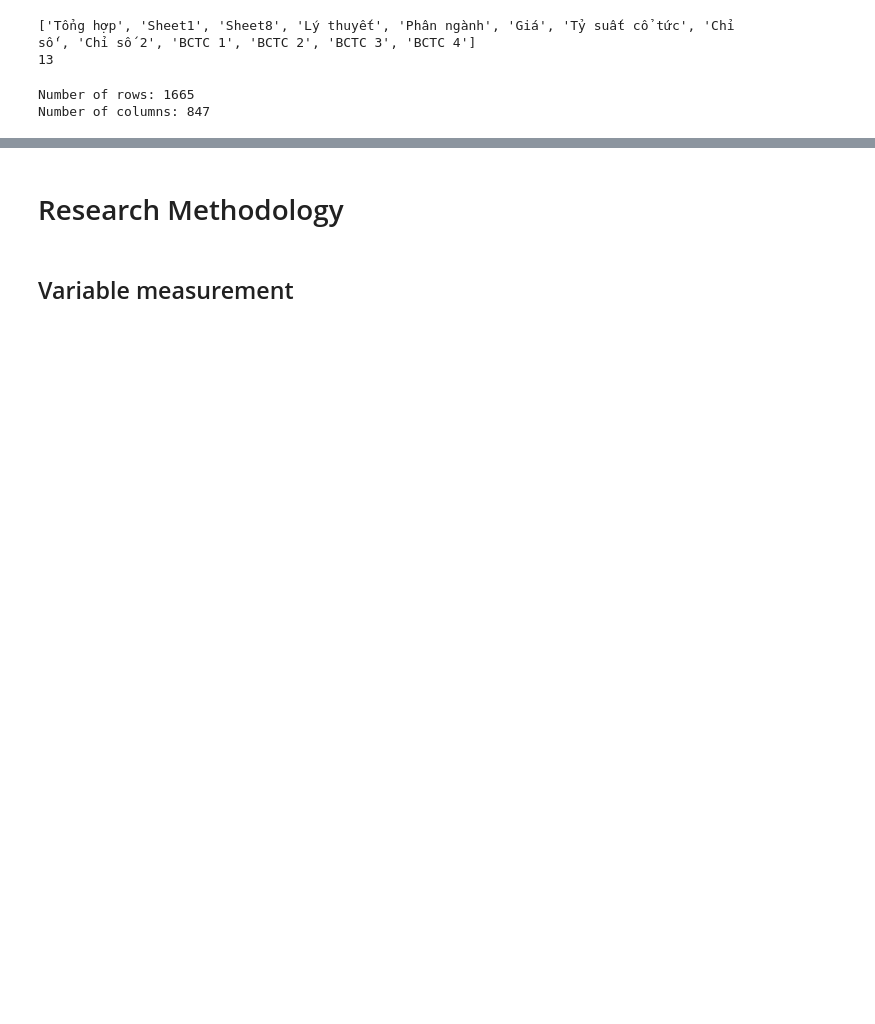
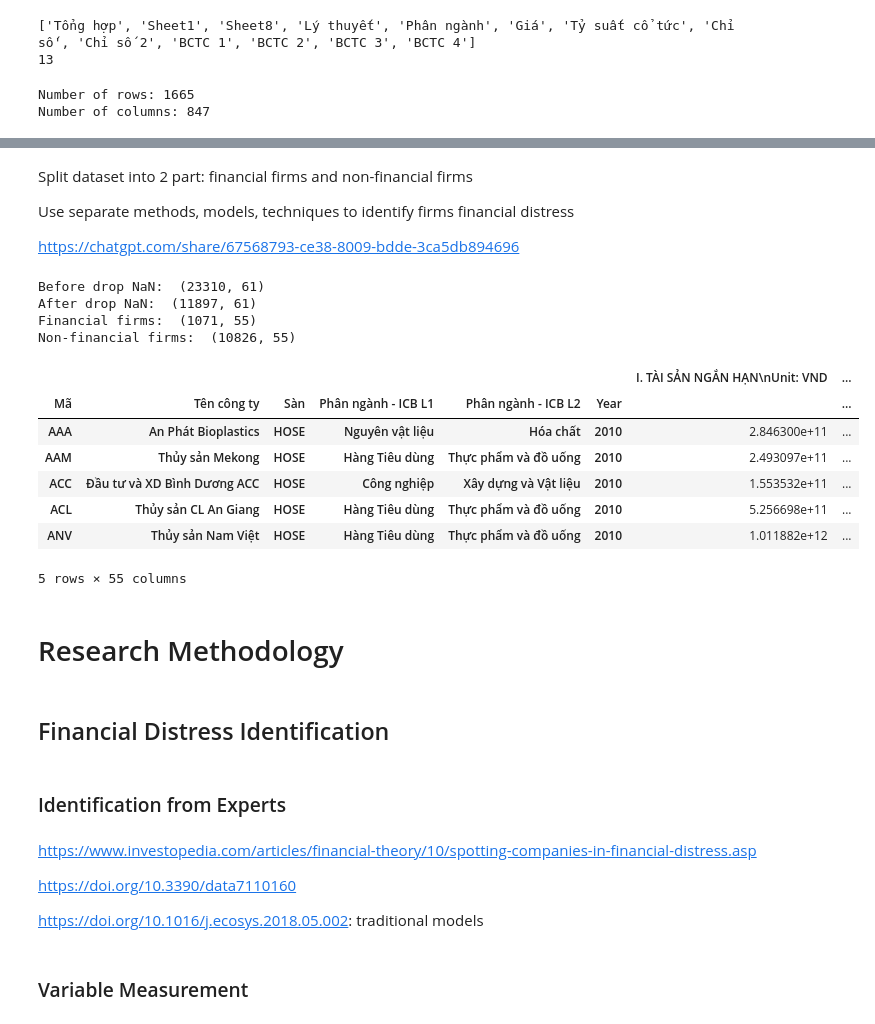
Before and after one commit to Hewhoipia/Financial-Distress-Prediction-for-Enterprises, a Jupyter notebook: FD_Example.ipynb, the cells around one changed output, grey strips where cells are left out. Cells and saved outputs as stored; diff of their text form; code cells hidden in the pictures; blank space fills up the shorter version.

```diff
--- a/FD_Example.ipynb
+++ b/FD_Example.ipynb
@@ -93,5 +95,53 @@ for year, cols in groups.items():
+# %% [markdown]
+Split dataset into 2 part: financial firms and non-financial firms
+
+Use separate methods, models, techniques to identify firms financial distress
+
+https://chatgpt.com/share/67568793-ce38-8009-bdde-3ca5db894696
+# %%
+print('Before drop NaN: ',trans_df.shape)
+
+trans_df.dropna(inplace=True)
+# 'Phân ngành - ICB L1' is 'Ngân hàng' or 'Tài chính'
+fin_df = trans_df[trans_df['Phân ngành - ICB L1'].isin(['Ngân hàng', 'Tài chính'])]
+# The rest
+nonfin_df = trans_df[~trans_df['Phân ngành - ICB L1'].isin(['Ngân hàng', 'Tài chính'])]
+
+# Set index
+fin_df.set_index(fin_df.columns[:6].tolist(), inplace=True)
+nonfin_df.set_index(nonfin_df.columns[:6].tolist(), inplace=True)
+
+print('After drop NaN: ',trans_df.shape)
+print('Financial firms: ',fin_df.shape)
+print('Non-financial firms: ',nonfin_df.shape)
+# %% [output]
+Before drop NaN:  (23310, 61)
+After drop NaN:  (11897, 61)
+Financial firms:  (1071, 55)
+Non-financial firms:  (10826, 55)
+# %%
+nonfin_df.head()
+# %% [output]
+|  |  |  |  |  |  | I. TÀI SẢN NGẮN HẠN\nUnit: VND | ... |
+| Mã | Tên công ty | Sàn | Phân ngành - ICB L1 | Phân ngành - ICB L2 | Year |  | ... |
+| AAA | An Phát Bioplastics | HOSE | Nguyên vật liệu | Hóa chất | 2010 | 2.846300e+11 | ... |
+| AAM | Thủy sản Mekong | HOSE | Hàng Tiêu dùng | Thực phẩm và đồ uống | 2010 | 2.493097e+11 | ... |
+| ACC | Đầu tư và XD Bình Dương ACC | HOSE | Công nghiệp | Xây dựng và Vật liệu | 2010 | 1.553532e+11 | ... |
+| ACL | Thủy sản CL An Giang | HOSE | Hàng Tiêu dùng | Thực phẩm và đồ uống | 2010 | 5.256698e+11 | ... |
+| ANV | Thủy sản Nam Việt | HOSE | Hàng Tiêu dùng | Thực phẩm và đồ uống | 2010 | 1.011882e+12 | ... |
+5 rows × 55 columns
 # %% [markdown]
 # Research Methodology
+# %% [markdown]
+## Financial Distress Identification
+# %% [markdown]
+### Identification from Experts
+# %% [markdown]
+https://www.investopedia.com/articles/financial-theory/10/spotting-companies-in-financial-distress.asp
+
+https://doi.org/10.3390/data7110160
+
+https://doi.org/10.1016/j.ecosys.2018.05.002: traditional models
 # %% [markdown]
-## Variable measurement
+### Variable Measurement
 # %% [markdown]
```
Also changed, not shown: parts of 36 cells of this notebook, 3 other files.
